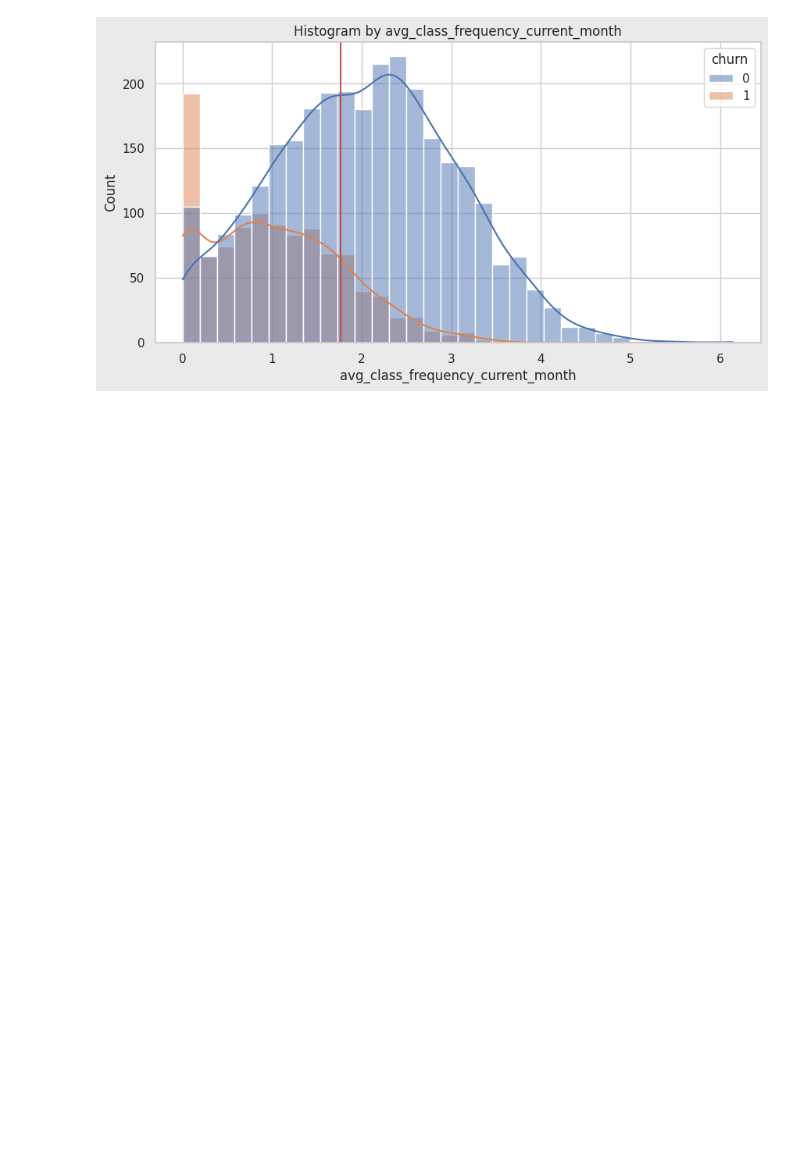
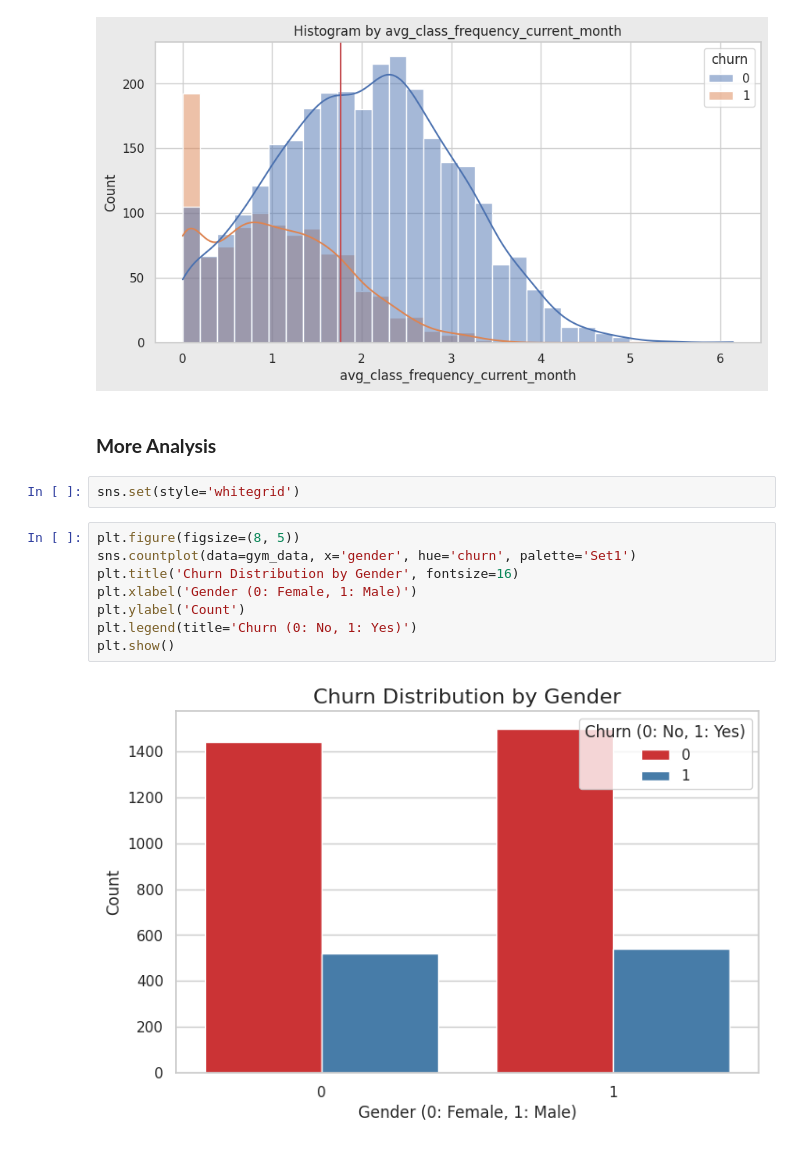
Before and after one commit to bhutto17/Fitness-Center-Retention-Analysis, a Jupyter notebook: Fitness_Center_Retention_Analysis.ipynb, the cells around one changed output. Drawn from its saved outputs; the diff is of its cells as text; blank space fills up the shorter version.

Commit message:
Added churn distribution analysis by gender

```diff
--- a/Fitness_Center_Retention_Analysis.ipynb
+++ b/Fitness_Center_Retention_Analysis.ipynb
@@ -185,3 +185,17 @@ for col in columns_to_plot:
 [figure]
 [figure]
 [figure]
+# %% [markdown]
+### **More Analysis**
+# %%
+sns.set(style='whitegrid')
+# %%
+plt.figure(figsize=(8, 5))
+sns.countplot(data=gym_data, x='gender', hue='churn', palette='Set1')
+plt.title('Churn Distribution by Gender', fontsize=16)
+plt.xlabel('Gender (0: Female, 1: Male)')
+plt.ylabel('Count')
+plt.legend(title='Churn (0: No, 1: Yes)')
+plt.show()
+# %% [output]
+[figure, added]
```
